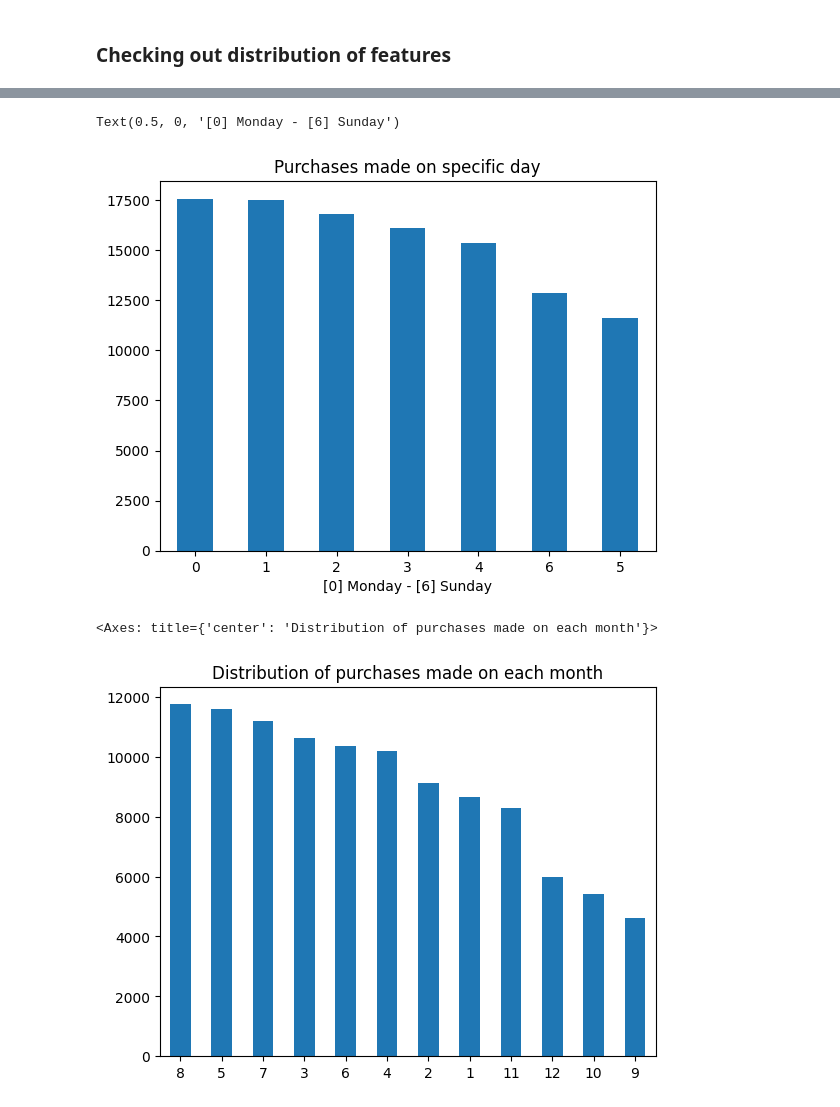
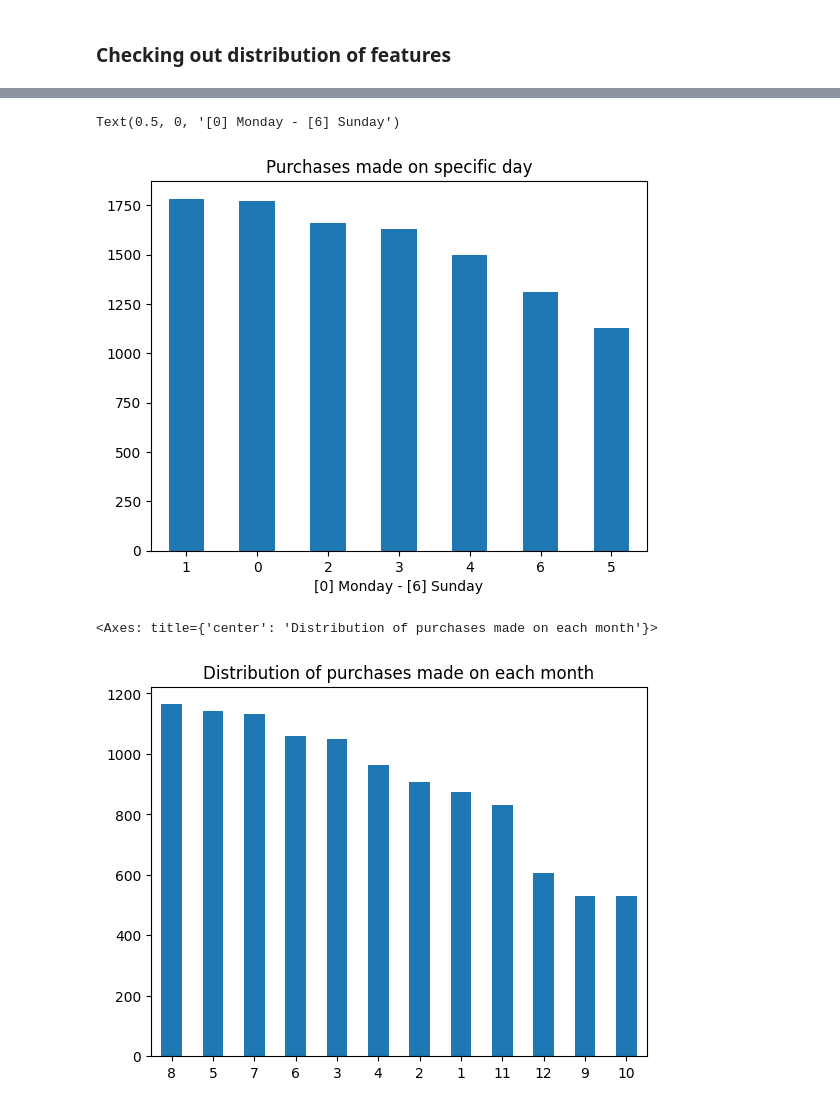
Before and after one commit to RuizLorenzoChavez/price-optimization-ML, a Jupyter notebook: main.ipynb, the cells around one changed output, grey strips where cells are left out. Drawn from its saved outputs; the diff is of its cells as text; code cells hidden in the pictures.

Commit message:
EDA: create sample_df from main_df and other EDA

```diff
--- a/main.ipynb
+++ b/main.ipynb
@@ -455,0 +454,4 @@ main_df has a total of 107806 entries and 16 features.
+# %%
+sampled_df = main_df.copy()
+sampled_df = sampled_df.sample(frac=.1, random_state=25)
+sampled_df
@@ -480,5 +497,5 @@ main_df has a total of 107806 entries and 16 features.
 # %%
-(main_df
+(sampled_df
  .day_of_week.
  value_counts()
  .plot
@@ -489,15 +506,15 @@ main_df has a total of 107806 entries and 16 features.
 plt.xlabel("[0] Monday - [6] Sunday")
 # %% [output]
 Text(0.5, 0, '[0] Monday - [6] Sunday')
-[figure, old version]
+[figure, new version]
 # %%
-(main_df
+(sampled_df
  .month
  .value_counts()
  .plot
  .bar(rot=0,
       title="Distribution of purchases made on each month"))
 # %% [output]
 <Axes: title={'center': 'Distribution of purchases made on each month'}>
-[figure, old version]
+[figure, new version]
 # %%
```
Also changed, not shown: parts of 12 cells of this notebook.
